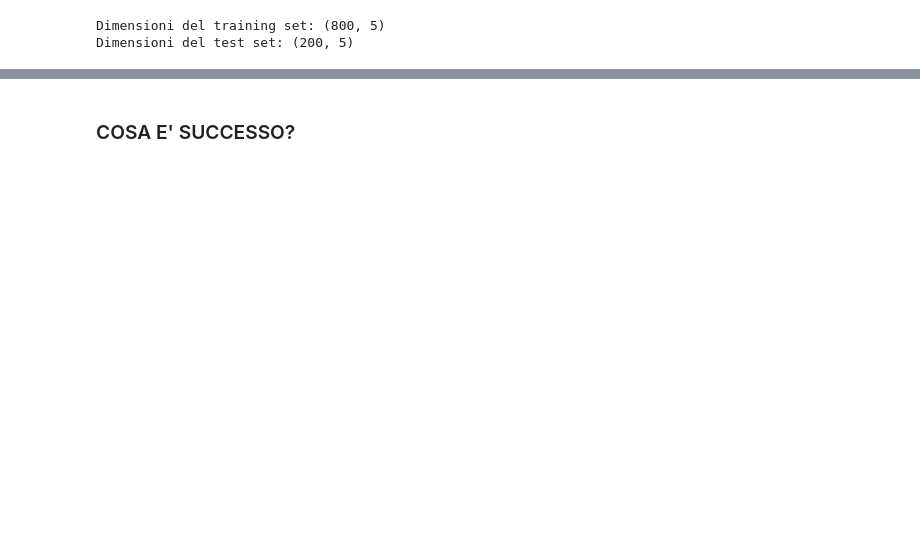
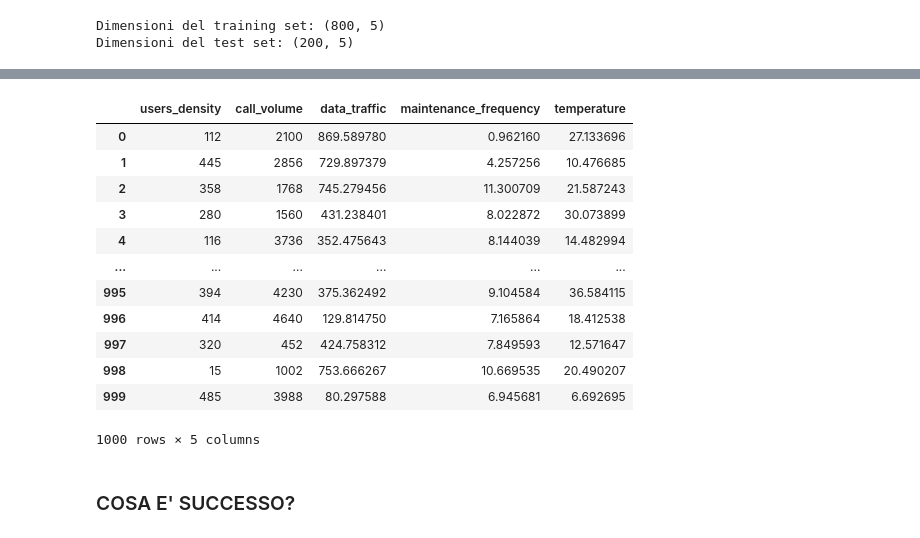
Before and after one commit to lu-ser/ML_Course_2025, a Jupyter notebook: 3_LogisticRegression/excercise.ipynb, the cells around one changed output, grey strips where cells are left out. Saved outputs shown, nothing was run; the diff lists cells and outputs as text; code cells hidden in the pictures; blank space fills up the shorter version.

```diff
--- a/3_LogisticRegression/excercise.ipynb
+++ b/3_LogisticRegression/excercise.ipynb
@@ -268,3 +268,19 @@ Addestramento completato!
+# %%
+X
+# %% [output]
+|  | users_density | call_volume | data_traffic | maintenance_frequency | temperature |
+| 0 | 112 | 2100 | 869.589780 | 0.962160 | 27.133696 |
+| 1 | 445 | 2856 | 729.897379 | 4.257256 | 10.476685 |
+| 2 | 358 | 1768 | 745.279456 | 11.300709 | 21.587243 |
+| 3 | 280 | 1560 | 431.238401 | 8.022872 | 30.073899 |
+| 4 | 116 | 3736 | 352.475643 | 8.144039 | 14.482994 |
+| ... | ... | ... | ... | ... | ... |
+| 995 | 394 | 4230 | 375.362492 | 9.104584 | 36.584115 |
+| 996 | 414 | 4640 | 129.814750 | 7.165864 | 18.412538 |
+| 997 | 320 | 452 | 424.758312 | 7.849593 | 12.571647 |
+| 998 | 15 | 1002 | 753.666267 | 10.669535 | 20.490207 |
+| 999 | 485 | 3988 | 80.297588 | 6.945681 | 6.692695 |
+1000 rows × 5 columns
 # %% [markdown]
 ### COSA E' SUCCESSO?
 # %%
```
Also changed, not shown: parts of 9 cells of this notebook, 3 other files.
